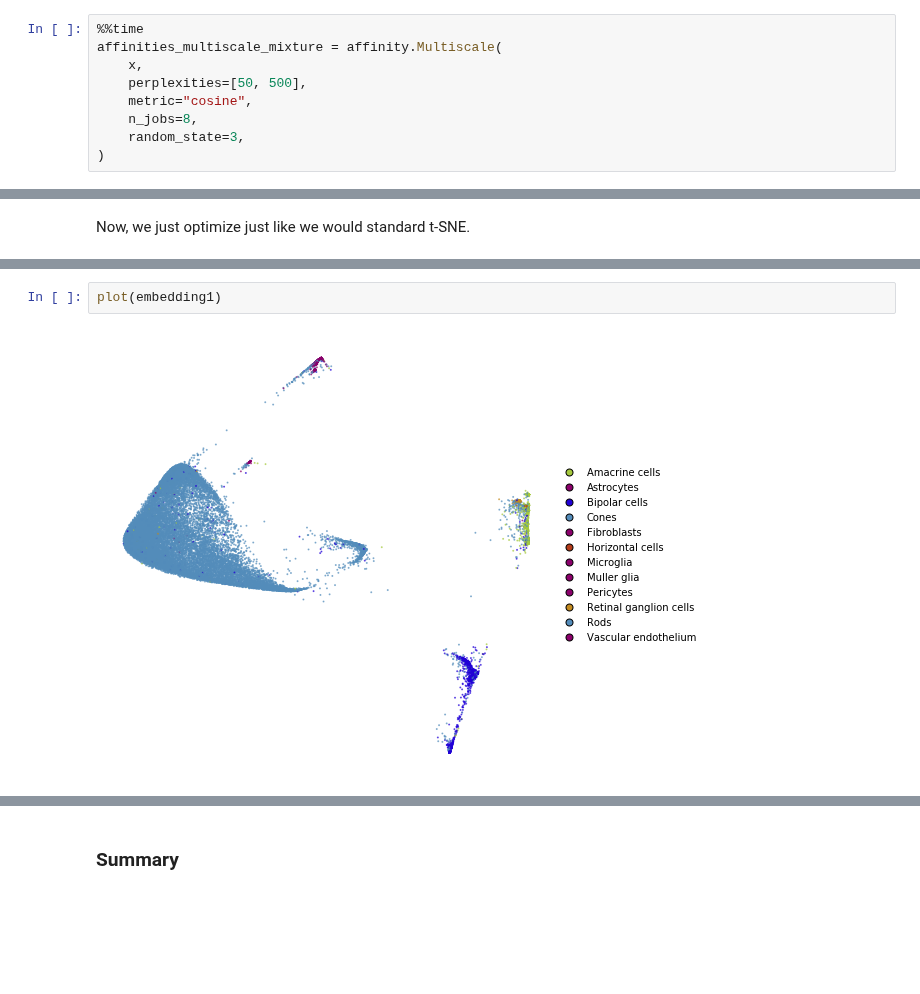
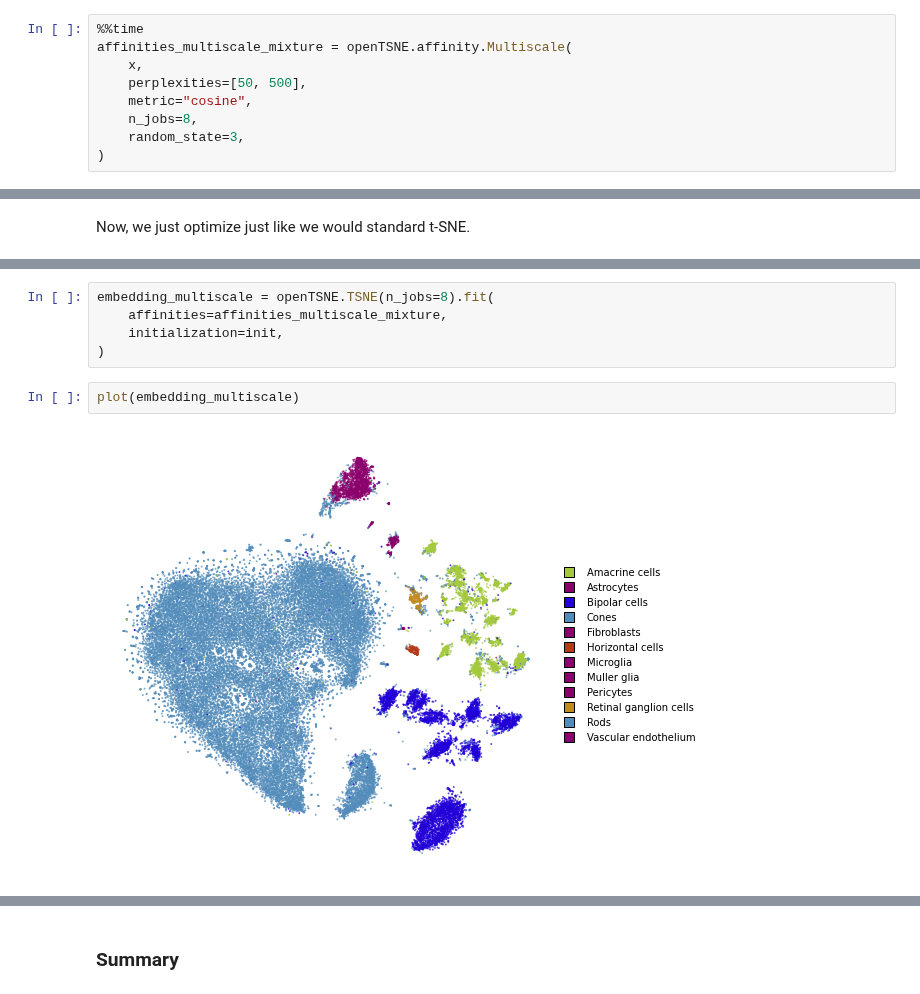
Before and after one commit to pavlin-policar/openTSNE, a Jupyter notebook: examples/03_preserving_global_structure.ipynb, the cells around one changed output, grey strips where cells are left out. Saved outputs shown, nothing was run; the diff lists cells and outputs as text; blank space fills up the shorter version.

```diff
--- a/examples/03_preserving_global_structure.ipynb
+++ b/examples/03_preserving_global_structure.ipynb
@@ -248,7 +203,7 @@ embedding_annealing = embedding3.view(np.ndarray)
 One problem when using a high perplexity value e.g. 500 is that some of the clusters start to mix with each other, making the separation less apparent. Instead of a typical Gaussian kernel, we can use a multiscale kernel which will account for two different perplexity values. This typically results in better separation of clusters while still keeping much of the global structure.
 # %%
 %%time
-affinities_multiscale_mixture = affinity.Multiscale(
+affinities_multiscale_mixture = openTSNE.affinity.Multiscale(
     x,
     perplexities=[50, 500],
     metric="cosine",
@@ -280,4 +223,9 @@ Wall time: 48.6 s
+# %%
+embedding_multiscale = openTSNE.TSNE(n_jobs=8).fit(
+    affinities=affinities_multiscale_mixture,
+    initialization=init,
+)
 # %%
-plot(embedding1)
+plot(embedding_multiscale)
 # %% [output]
-[figure, old version]
+[figure, new version]
```
Also changed, not shown: parts of 44 cells of this notebook, 37 other files.
